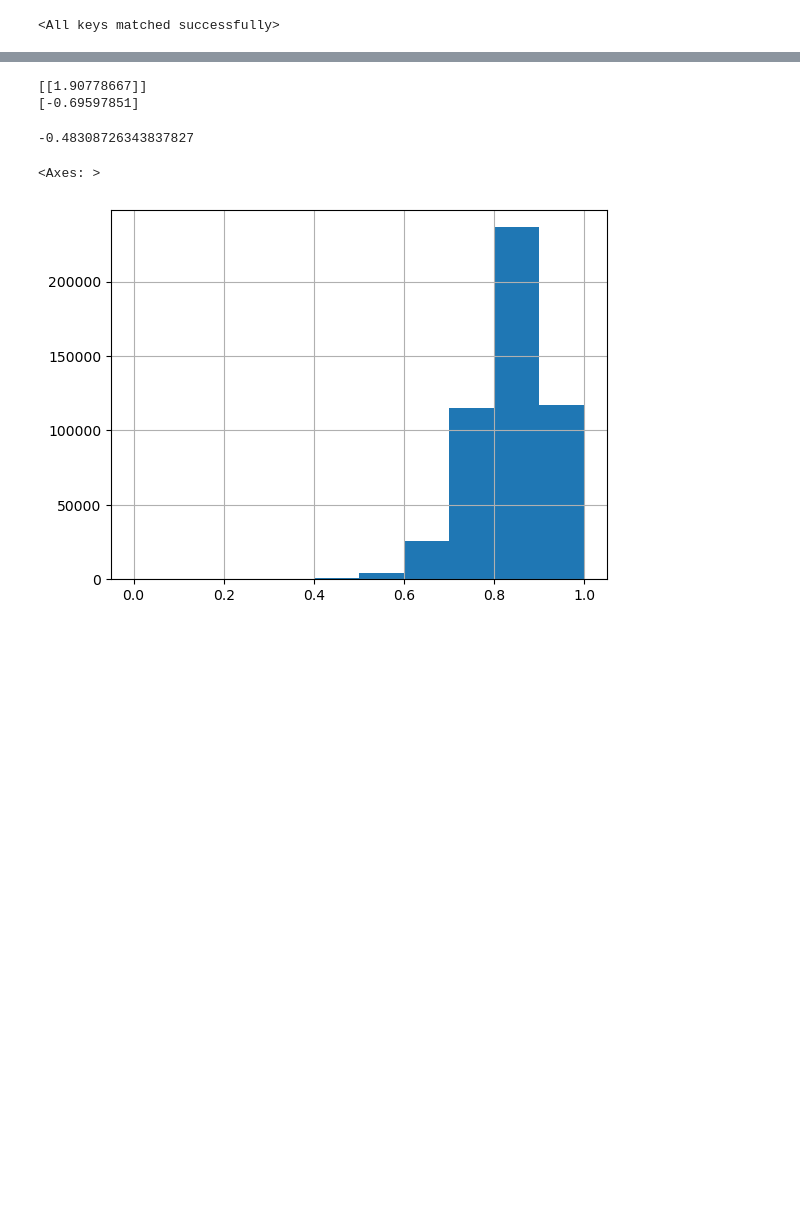
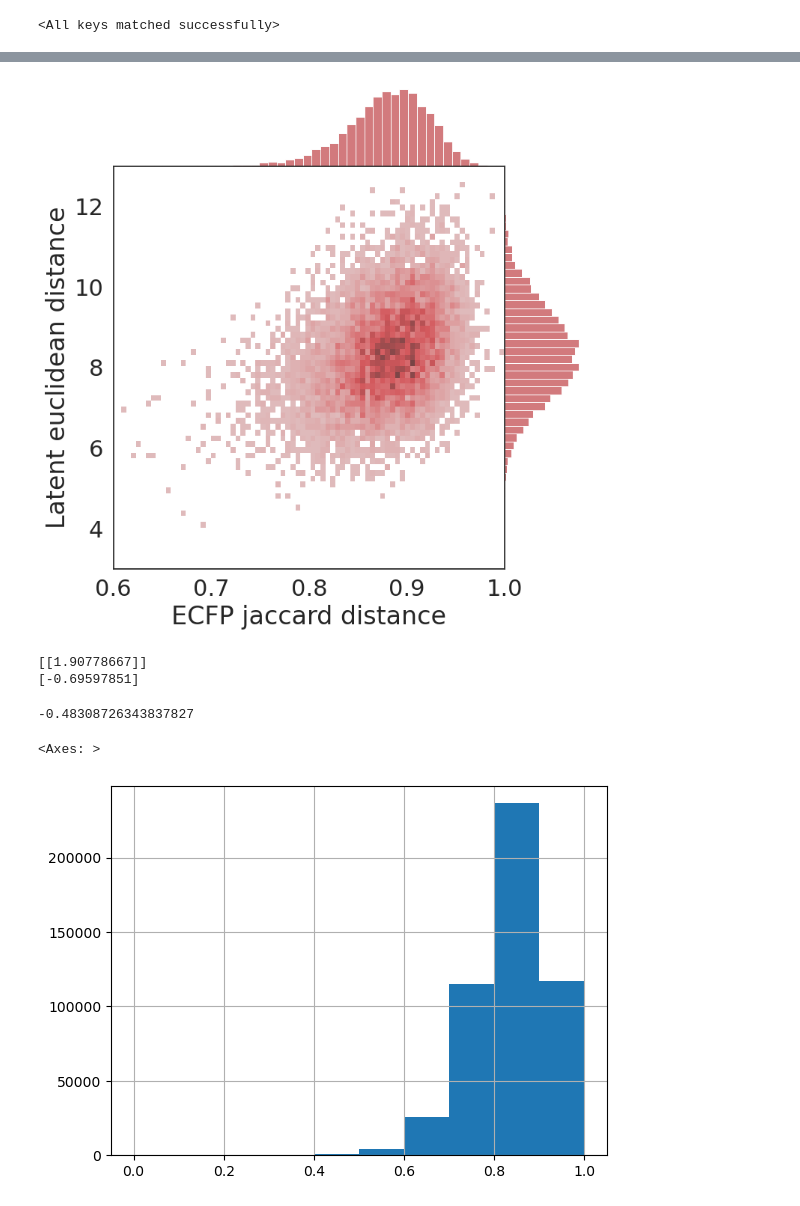
Before and after one commit to asiomchen/mldd23_project1, a Jupyter notebook: distance.ipynb, the cells around one changed output, grey strips where cells are left out. Cells and saved outputs as stored; diff of their text form; code cells hidden in the pictures; blank space fills up the shorter version.

```diff
--- a/distance.ipynb
+++ b/distance.ipynb
@@ -126,3 +129,14 @@ plt.show()
+# %%
+sns.set(font_scale=2, style='white')
+sns.jointplot(data=df, x='ECFP_original', y='ECFP_encoded', color='r',
+              height=8, kind='hist', marginal_kws=dict(bins=50, rug=True), space=0)
+plt.xlabel('ECFP jaccard distance')
+plt.ylabel('Latent euclidean distance')
+plt.xlim(0.6, 1)
+plt.ylim(3, 13)
+plt.show()
+# %% [output]
+[figure, added]
 # %%
 from sklearn.linear_model import LinearRegression
 # %%
```
Also changed, not shown: parts of 7 cells of this notebook.
